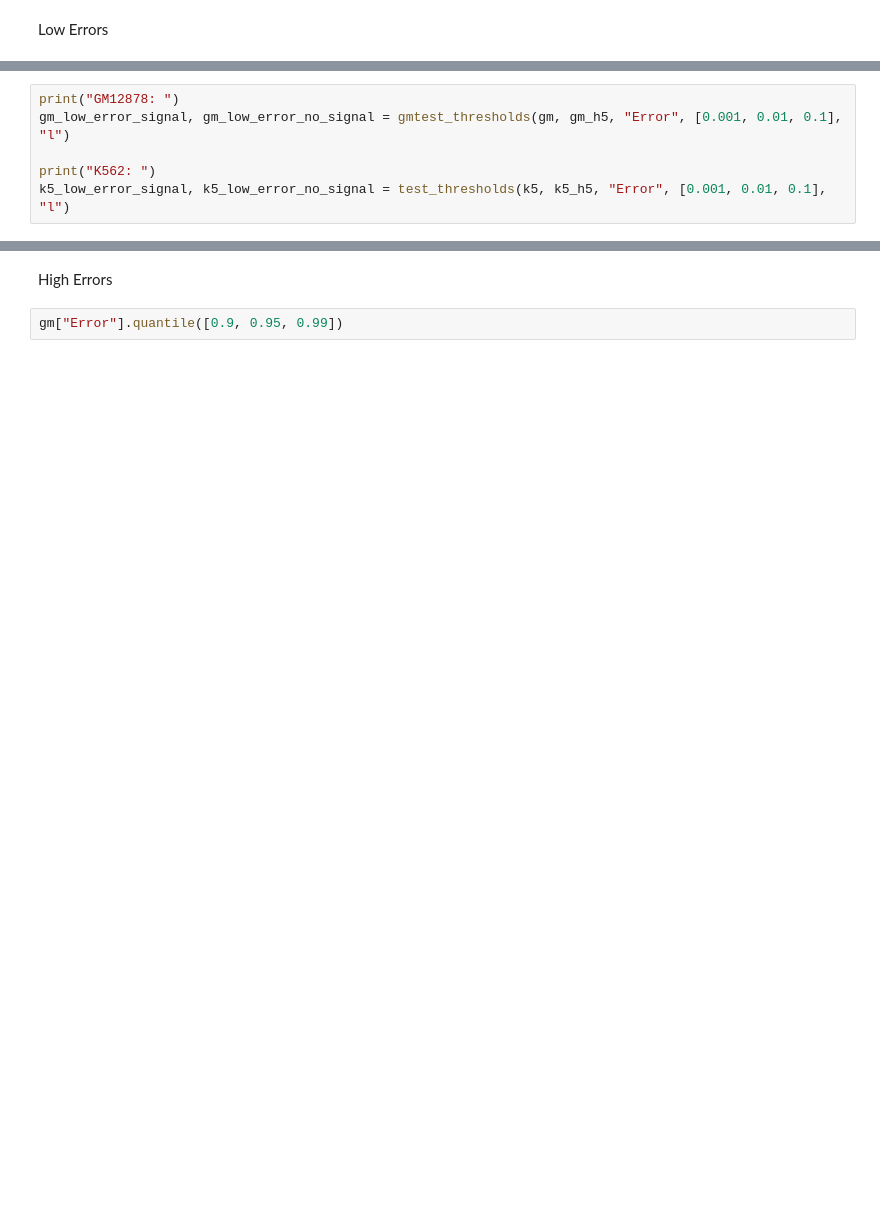
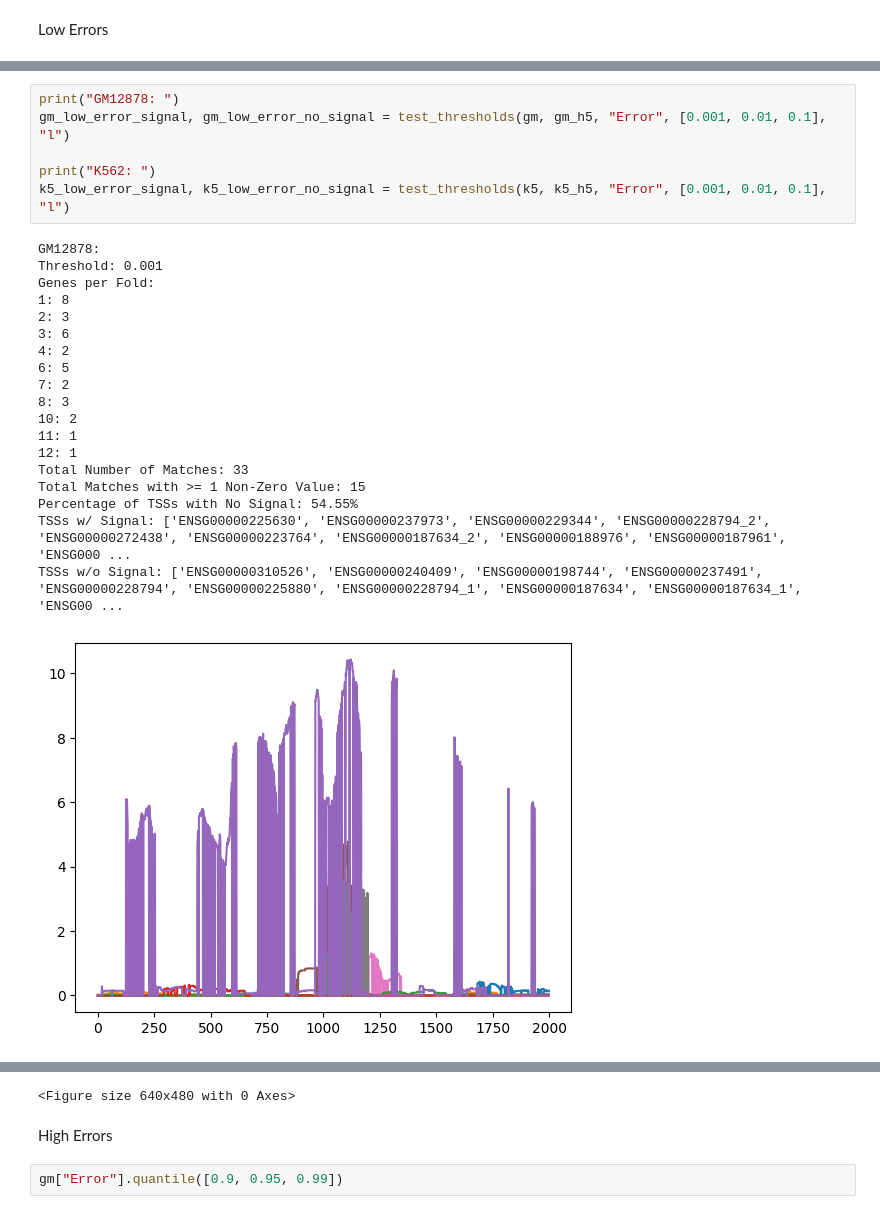
Before and after one commit to AndrewH72/Transcription-Start-Site-Usage-Prediction, a Jupyter notebook: trained_models.ipynb, the cells around one changed output, grey strips where cells are left out. Saved outputs shown, nothing was run; the diff lists cells and outputs as text; blank space fills up the shorter version.

```diff
--- a/trained_models.ipynb
+++ b/trained_models.ipynb
@@ -124,6 +183,26 @@ k5["Error"].quantile([0.01, 0.05, 0.1])
 # %%
 print("GM12878: ")
-gm_low_error_signal, gm_low_error_no_signal = gmtest_thresholds(gm, gm_h5, "Error", [0.001, 0.01, 0.1], "l")
+gm_low_error_signal, gm_low_error_no_signal = test_thresholds(gm, gm_h5, "Error", [0.001, 0.01, 0.1], "l")
 
 print("K562: ")
 k5_low_error_signal, k5_low_error_no_signal = test_thresholds(k5, k5_h5, "Error", [0.001, 0.01, 0.1], "l")
+# %% [output]
+GM12878:
+Threshold: 0.001
+Genes per Fold:
+1: 8
+2: 3
+3: 6
+4: 2
+6: 5
+7: 2
+8: 3
+10: 2
+11: 1
+12: 1
+Total Number of Matches: 33
+Total Matches with >= 1 Non-Zero Value: 15
+Percentage of TSSs with No Signal: 54.55%
+TSSs w/ Signal: ['ENSG00000225630', 'ENSG00000237973', 'ENSG00000229344', 'ENSG00000228794_2', 'ENSG00000272438', 'ENSG00000223764', 'ENSG00000187634_2', 'ENSG00000188976', 'ENSG00000187961', 'ENSG000 ...
+TSSs w/o Signal: ['ENSG00000310526', 'ENSG00000240409', 'ENSG00000198744', 'ENSG00000237491', 'ENSG00000228794', 'ENSG00000225880', 'ENSG00000228794_1', 'ENSG00000187634', 'ENSG00000187634_1', 'ENSG00 ...
+[figure, added]
@@ -130,3 +229,4 @@ k5_low_error_signal, k5_low_error_no_signal = test_thresholds(k5, k5_h5, "Error"
+<Figure size 640x480 with 0 Axes>
 # %% [markdown]
 High Errors
 # %%
```
Also changed, not shown: parts of 16 cells of this notebook.
